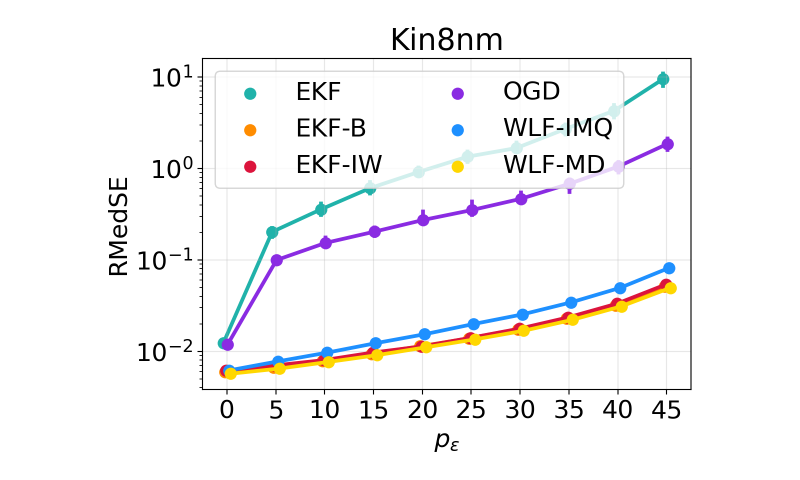
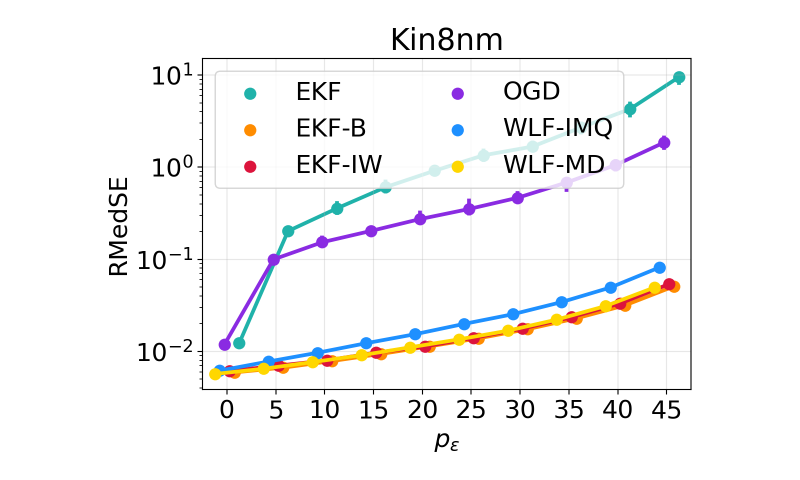
Before and after one commit to gerdm/weighted-likelihood-filter, a Jupyter notebook: experiments/uci-ablation.ipynb, the cells around one changed output. Cells and saved outputs as stored; diff of their text form; code cells hidden in the pictures.

```diff
--- a/experiments/uci-ablation.ipynb
+++ b/experiments/uci-ablation.ipynb
@@ -55,21 +62,22 @@ df_time["variable"] = df_time["variable"].str.replace("KF", "EKF")
 # %%
 sns.pointplot(
     x="p_err", y="value", hue="variable",
     data=df_errs,
     estimator="median",
     palette=cmap,
-    dodge=True
+    dodge=-0.5,
+    errorbar=('ci', 90),
 )
 plt.legend(ncol=2)
 plt.ylabel("RMedSE")
 plt.xlabel("$p_\epsilon$")
 plt.yscale("log")
 plt.grid(alpha=0.3)
 plt.title(dataset_name.capitalize())
 plt.tight_layout()
 plt.savefig(f"./figures/{dataset_name}-corrosion.png", dpi=300)
 # %% [output]
-[figure, old version]
+[figure, new version]
 # %%
 def qlow(x): return np.percentile(x, 0.05)
 def qhigh(x): return np.percentile(x, 0.95)
```
Also changed, not shown: parts of 3 cells of this notebook.
